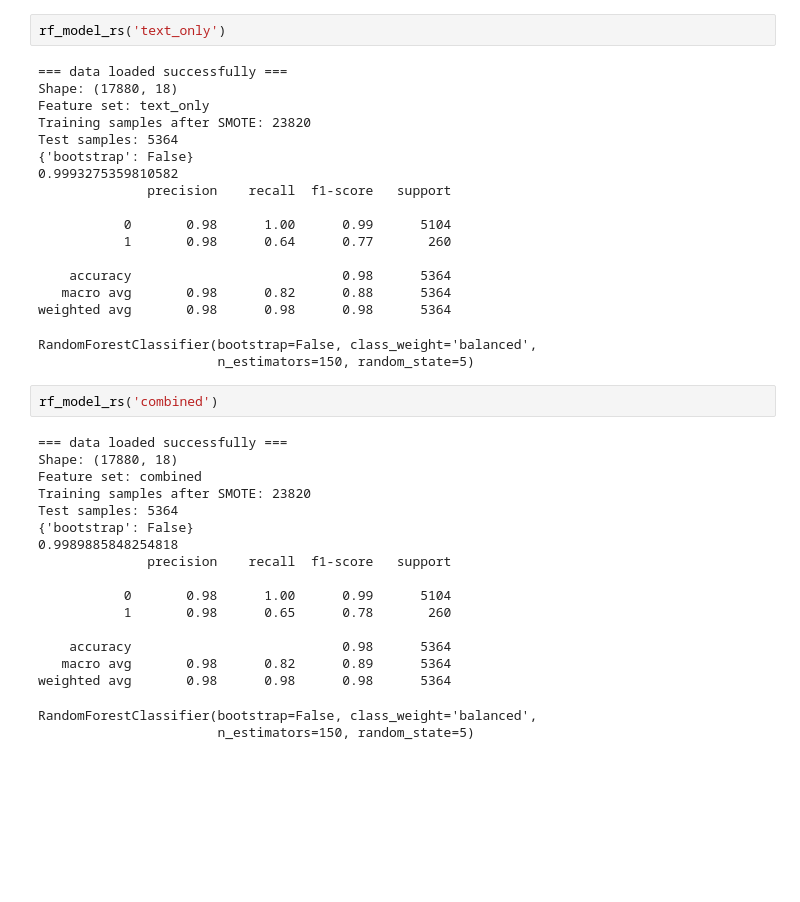
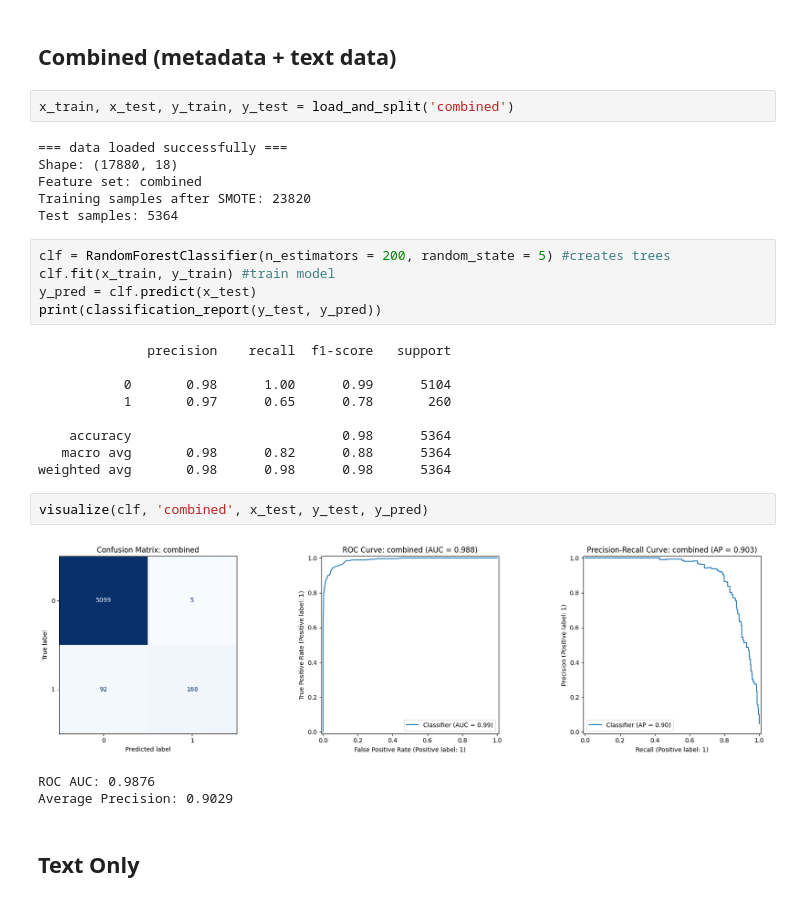
Before and after one commit to IanRPage/PhantomPositions, a Jupyter notebook: src/rf.ipynb, the cells around one changed output. Saved outputs shown, nothing was run; the diff lists cells and outputs as text; blank space fills up the shorter version.

Commit message:
Add visualizer and tune RF model

```diff
--- a/src/rf.ipynb
+++ b/src/rf.ipynb
@@ -219,40 +16,32 @@ RandomForestClassifier(bootstrap=False, class_weight='balanced',
-# %%
-rf_model_rs('text_only')
-# %% [output]
-=== data loaded successfully ===
-Shape: (17880, 18)
-Feature set: text_only
-Training samples after SMOTE: 23820
-Test samples: 5364
-{'bootstrap': False}
-0.9993275359810582
-              precision    recall  f1-score   support
-
-           0       0.98      1.00      0.99      5104
-           1       0.98      0.64      0.77       260
-
-    accuracy                           0.98      5364
-   macro avg       0.98      0.82      0.88      5364
-weighted avg       0.98      0.98      0.98      5364
-RandomForestClassifier(bootstrap=False, class_weight='balanced',
-                       n_estimators=150, random_state=5)
-# %%
-rf_model_rs('combined')
-# %% [output]
-=== data loaded successfully ===
-Shape: (17880, 18)
-Feature set: combined
-Training samples after SMOTE: 23820
-Test samples: 5364
-{'bootstrap': False}
-0.9989885848254818
-              precision    recall  f1-score   support
-
-           0       0.98      1.00      0.99      5104
-           1       0.98      0.65      0.78       260
-
-    accuracy                           0.98      5364
-   macro avg       0.98      0.82      0.89      5364
-weighted avg       0.98      0.98      0.98      5364
-RandomForestClassifier(bootstrap=False, class_weight='balanced',
-                       n_estimators=150, random_state=5)
+# %% [markdown]
+## Combined (metadata + text data)
+# %%
+x_train, x_test, y_train, y_test = load_and_split('combined')
+# %% [output]
+=== data loaded successfully ===
+Shape: (17880, 18)
+Feature set: combined
+Training samples after SMOTE: 23820
+Test samples: 5364
+# %%
+clf = RandomForestClassifier(n_estimators = 200, random_state = 5) #creates trees
+clf.fit(x_train, y_train) #train model
+y_pred = clf.predict(x_test)
+print(classification_report(y_test, y_pred))
+# %% [output]
+              precision    recall  f1-score   support
+
+           0       0.98      1.00      0.99      5104
+           1       0.97      0.65      0.78       260
+
+    accuracy                           0.98      5364
+   macro avg       0.98      0.82      0.88      5364
+weighted avg       0.98      0.98      0.98      5364
+# %%
+visualize(clf, 'combined', x_test, y_test, y_pred)
+# %% [output]
+[figure, added]
+ROC AUC: 0.9876
+Average Precision: 0.9029
+# %% [markdown]
+## Text Only
```
Also changed, not shown: parts of 17 cells of this notebook.
